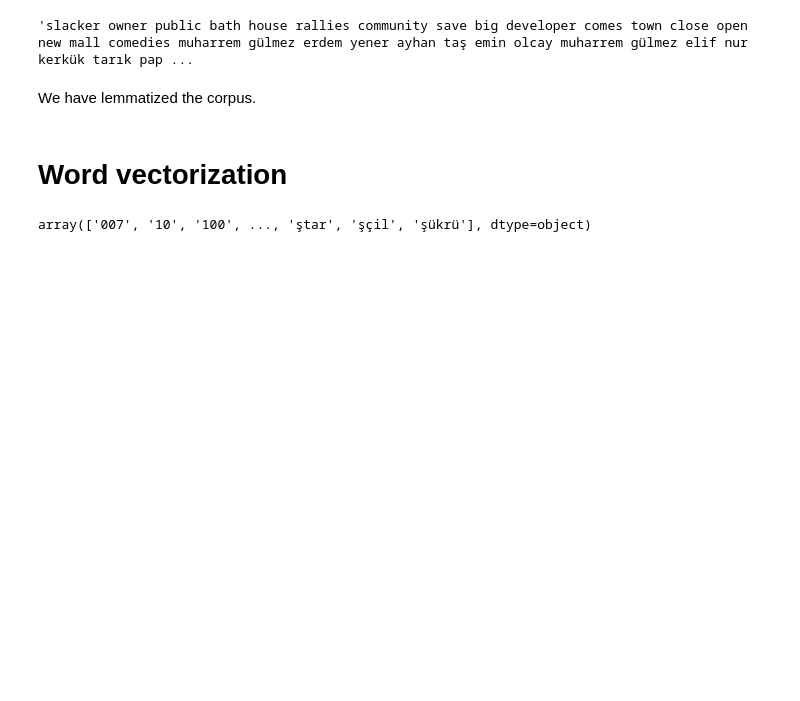
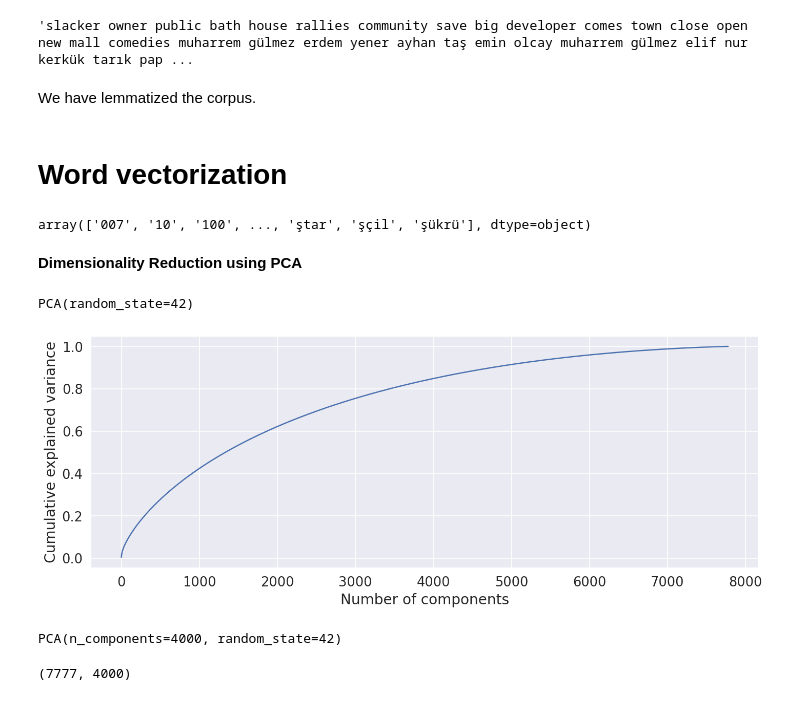
Before and after one commit to AadarshPandey29/Netflix-Movies-and-TV-Shows-Clustering-Analysis, a Jupyter notebook: Netflix_Movies_and_TV_Shows_Clustering_(Capstone_4).ipynb, the cells around one changed output. Cells and saved outputs as stored; diff of their text form; code cells hidden in the pictures; blank space fills up the shorter version.

```diff
--- a/Netflix_Movies_and_TV_Shows_Clustering_(Capstone_4).ipynb
+++ b/Netflix_Movies_and_TV_Shows_Clustering_(Capstone_4).ipynb
@@ -904,3 +903,27 @@ X= t_vectorizer.fit_transform(bag_of_words)
 t_vectorizer.get_feature_names_out()
 # %% [output]
 array(['007', '10', '100', ..., 'ştar', 'şçil', 'şükrü'], dtype=object)
+# %% [markdown]
+**Dimensionality Reduction using PCA**
+# %%
+# Perfoming Dimensionality using PCA.
+from sklearn.decomposition import PCA
+pca = PCA(random_state = 42)
+pca.fit(X.toarray())
+# %% [output]
+PCA(random_state=42)
+# %%
+# Lets plot explained var v/s comp to check how many components to be considered.
+plt.figure(figsize=(14,5), dpi=120)
+plt.plot(np.cumsum(pca.explained_variance_ratio_))
+plt.xlabel('Number of components')
+plt.ylabel('Cumulative explained variance')
+plt.show()
+# %% [output]
+[figure, added]
+# %%
+# Reducing the dimensions to 4000 using pca.
+pca = PCA(n_components=4000,random_state=42)
+pca.fit(X.toarray())
+# %% [output]
+PCA(n_components=4000, random_state=42)
@@ -906,0 +933,4 @@ array(['007', '10', '100', ..., 'ştar', 'şçil', 'şükrü'], dtype=object)
+# %%
+x_pca.shape
+# %% [output]
+(7777, 4000)
```
Also changed, not shown: parts of 21 cells of this notebook.
